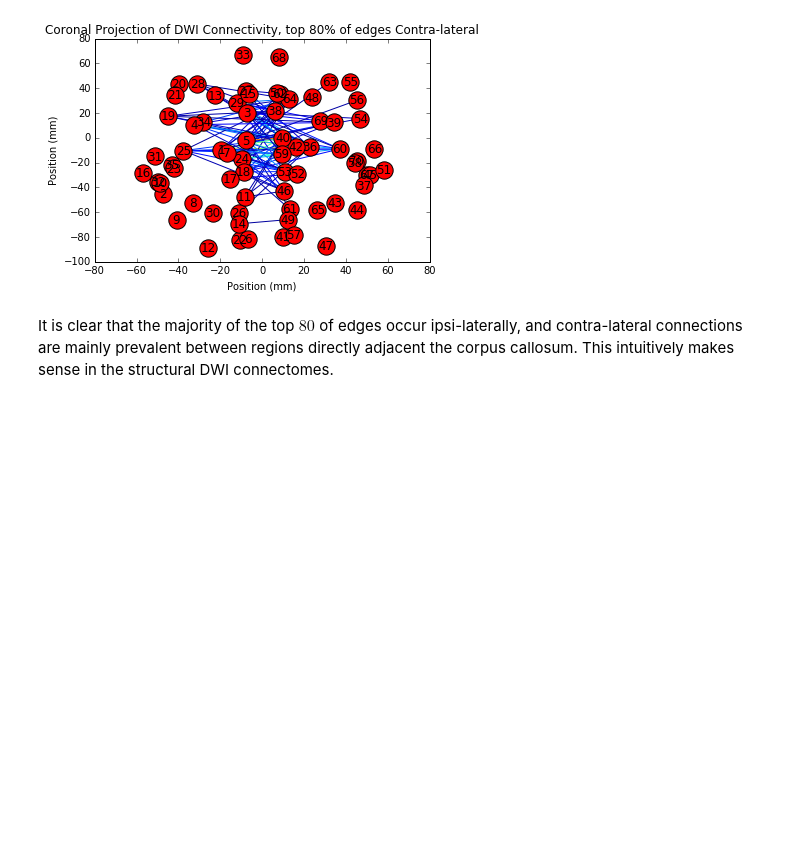
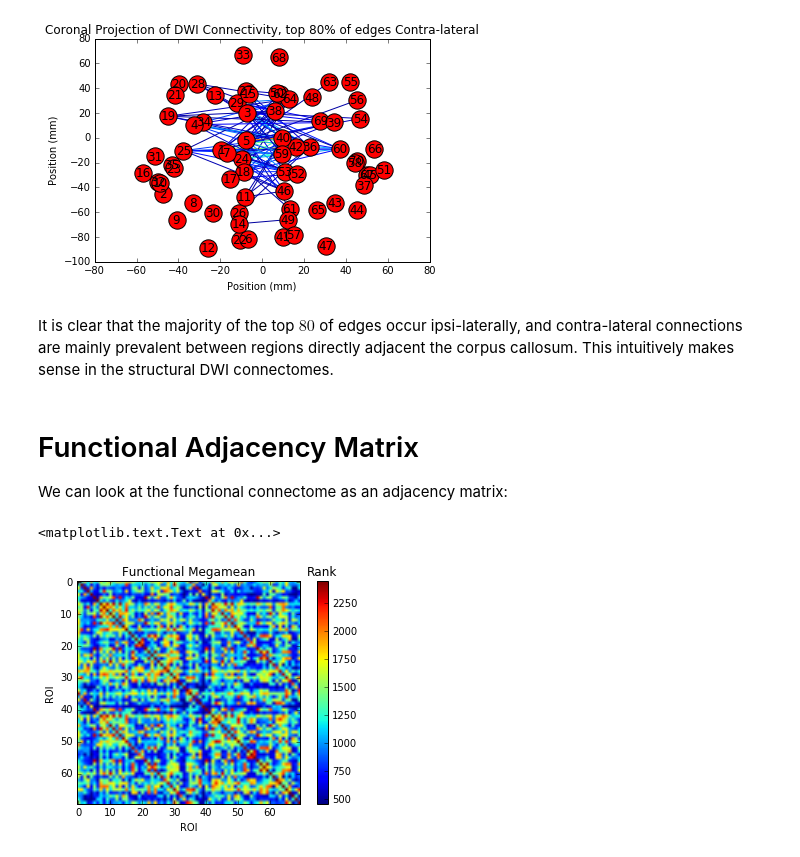
Before and after one commit to neurodata/megamean_plotting, a Jupyter notebook: matrix_plots.ipynb, the cells around one changed output. Cells and saved outputs as stored; diff of their text form; code cells hidden in the pictures; blank space fills up the shorter version.

Commit message:
updated to add functional

```diff
--- a/matrix_plots.ipynb
+++ b/matrix_plots.ipynb
@@ -161,3 +161,19 @@ fig.show()
 [figure]
 # %% [markdown]
 It is clear that the majority of the top $80%$ of edges occur ipsi-laterally, and contra-lateral connections are mainly prevalent between regions directly adjacent the corpus callosum. This intuitively makes sense in the structural DWI connectomes.
+# %% [markdown]
+# Functional Adjacency Matrix
+
+We can look at the functional connectome as an adjacency matrix:
+# %%
+fig = plt.figure()
+ax = fig.add_subplot(111)
+cax = ax.imshow(fmri_megamean_mtx)
+ax.set_xlabel('ROI')
+ax.set_ylabel('ROI')
+ax.set_title('Functional Megamean')
+cbar = fig.colorbar(cax)
+cbar.ax.set_title('Rank')
+# %% [output]
+<matplotlib.text.Text at 0x...>
+[figure, added]
```
Also changed, not shown: parts of 4 cells of this notebook.
